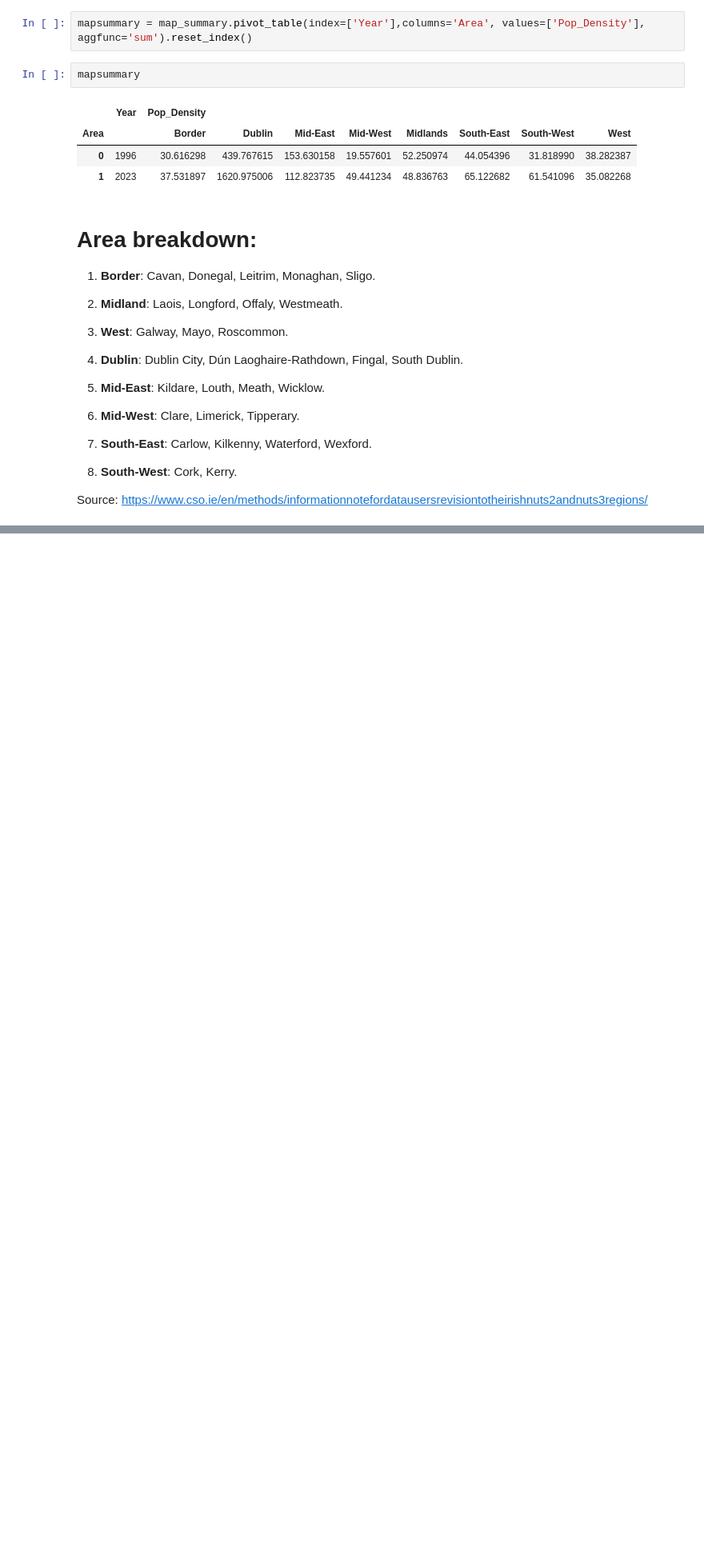
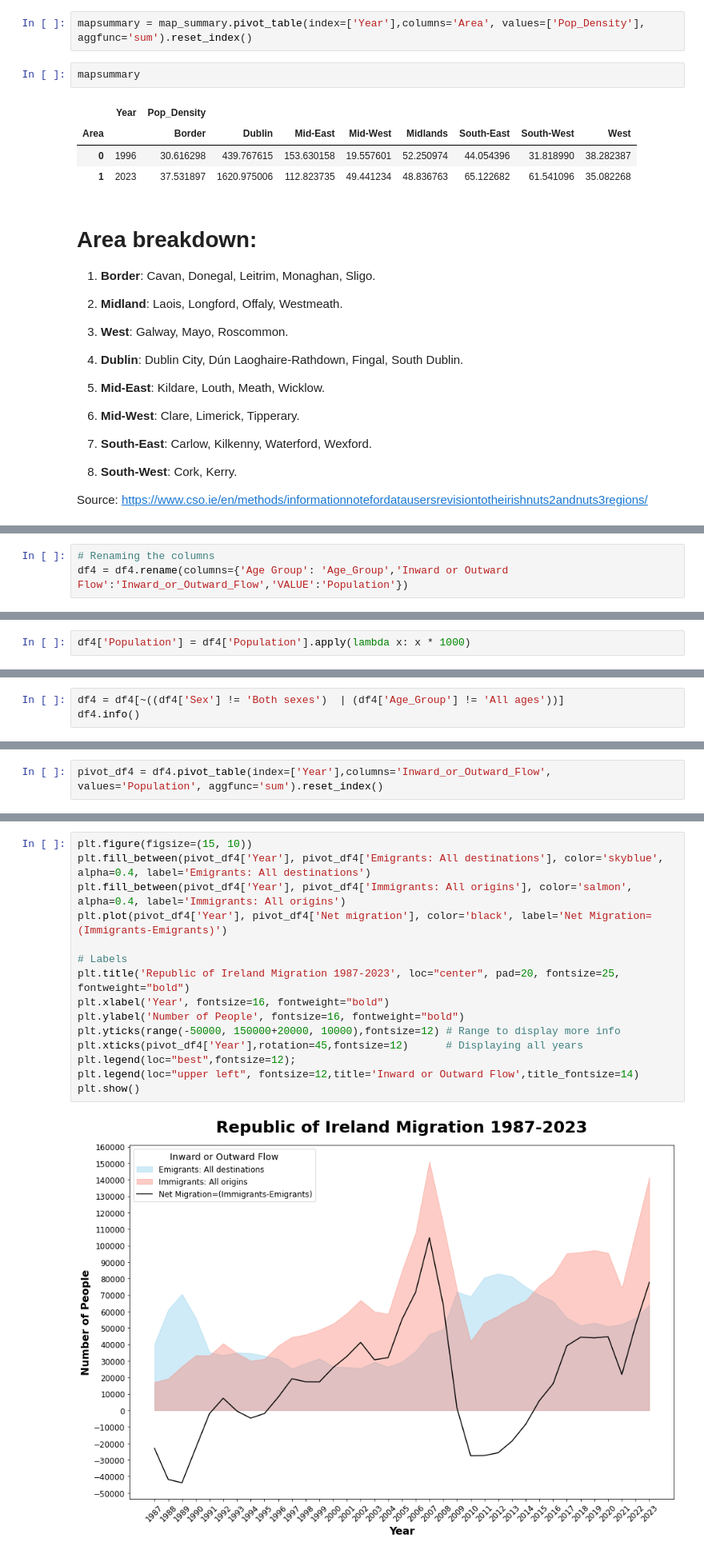
Before and after one commit to JoseRicoCct/CA1_Integrated_Assesment_MSc_Data_Analytics_CCT_Semester_1, a Jupyter notebook: Jupyter_Notebooks/1_CA1_Data_Visualisation_Part.ipynb, the cells around one changed output, grey strips where cells are left out. Shown at 80% size. Cells and saved outputs as stored; diff of their text form; blank space fills up the shorter version.

```diff
--- a/Jupyter_Notebooks/1_CA1_Data_Visualisation_Part.ipynb
+++ b/Jupyter_Notebooks/1_CA1_Data_Visualisation_Part.ipynb
@@ -986,0 +1041,3 @@ Source: https://www.cso.ie/en/methods/informationnotefordatausersrevisiontotheir
+# %%
+# Renaming the columns
+df4 = df4.rename(columns={'Age Group': 'Age_Group','Inward or Outward Flow':'Inward_or_Outward_Flow','VALUE':'Population'})
@@ -986,0 +1046,2 @@ Source: https://www.cso.ie/en/methods/informationnotefordatausersrevisiontotheir
+# %%
+df4['Population'] = df4['Population'].apply(lambda x: x * 1000)
@@ -986,0 +1099,3 @@ Source: https://www.cso.ie/en/methods/informationnotefordatausersrevisiontotheir
+# %%
+df4 = df4[~((df4['Sex'] != 'Both sexes')  | (df4['Age_Group'] != 'All ages'))]
+df4.info()
@@ -986,0 +1133,2 @@ Source: https://www.cso.ie/en/methods/informationnotefordatausersrevisiontotheir
+# %%
+pivot_df4 = df4.pivot_table(index=['Year'],columns='Inward_or_Outward_Flow', values='Population', aggfunc='sum').reset_index()
@@ -986,0 +1155,17 @@ Source: https://www.cso.ie/en/methods/informationnotefordatausersrevisiontotheir
+# %%
+plt.figure(figsize=(15, 10))
+plt.fill_between(pivot_df4['Year'], pivot_df4['Emigrants: All destinations'], color='skyblue', alpha=0.4, label='Emigrants: All destinations')
+plt.fill_between(pivot_df4['Year'], pivot_df4['Immigrants: All origins'], color='salmon', alpha=0.4, label='Immigrants: All origins')
+plt.plot(pivot_df4['Year'], pivot_df4['Net migration'], color='black', label='Net Migration=(Immigrants-Emigrants)')
+
+# Labels
+plt.title('Republic of Ireland Migration 1987-2023', loc="center", pad=20, fontsize=25, fontweight="bold")
+plt.xlabel('Year', fontsize=16, fontweight="bold")
+plt.ylabel('Number of People', fontsize=16, fontweight="bold")
+plt.yticks(range(-50000, 150000+20000, 10000),fontsize=12) # Range to display more info
+plt.xticks(pivot_df4['Year'],rotation=45,fontsize=12)      # Displaying all years
+plt.legend(loc="best",fontsize=12);
+plt.legend(loc="upper left", fontsize=12,title='Inward or Outward Flow',title_fontsize=14)
+plt.show()
+# %% [output]
+[figure, added]
```
Also changed, not shown: parts of 39 cells of this notebook, 3 other files.
